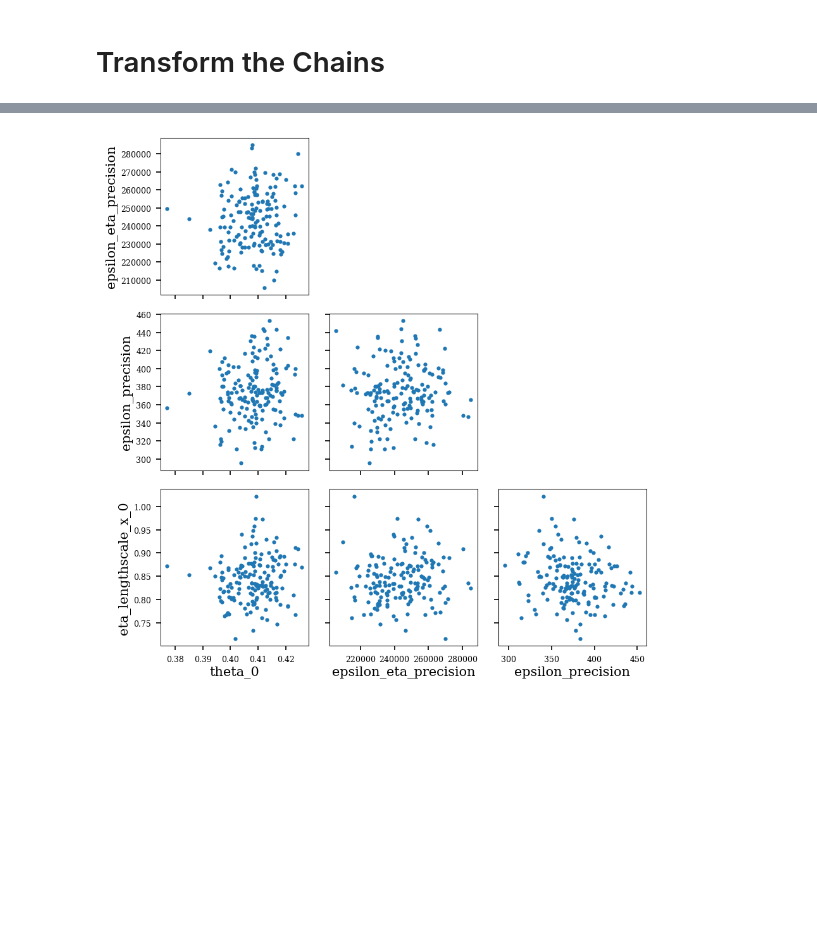
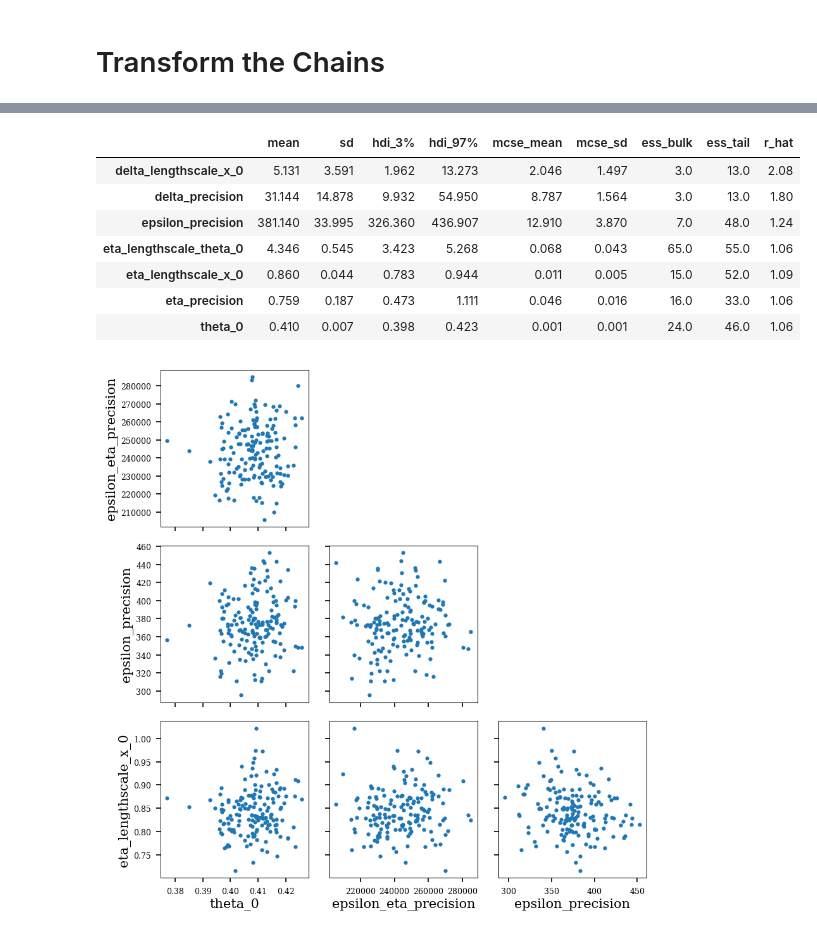
Before and after one commit to jamesbriant/BayesianCalibrationExamples, a Jupyter notebook: scaling/HMC-sin-a.ipynb, the cells around one changed output, grey strips where cells are left out. Saved outputs shown, nothing was run; the diff lists cells and outputs as text; code cells hidden in the pictures; blank space fills up the shorter version.

```diff
--- a/scaling/HMC-sin-a.ipynb
+++ b/scaling/HMC-sin-a.ipynb
@@ -374,3 +354,15 @@ arviz.summary(traces_transformed)
+# %%
+arviz.convert_to_inference_data(traces_transformed).to_netcdf(f"chains/{file_name}-W{n_warm_up_iter}-N{n_main_iter}.nc")
+arviz.summary(traces_transformed)
+# %% [output]
+|  | mean | sd | hdi_3% | hdi_97% | mcse_mean | mcse_sd | ess_bulk | ess_tail | r_hat |
+| delta_lengthscale_x_0 | 5.131 | 3.591 | 1.962 | 13.273 | 2.046 | 1.497 | 3.0 | 13.0 | 2.08 |
+| delta_precision | 31.144 | 14.878 | 9.932 | 54.950 | 8.787 | 1.564 | 3.0 | 13.0 | 1.80 |
+| epsilon_precision | 381.140 | 33.995 | 326.360 | 436.907 | 12.910 | 3.870 | 7.0 | 48.0 | 1.24 |
+| eta_lengthscale_theta_0 | 4.346 | 0.545 | 3.423 | 5.268 | 0.068 | 0.043 | 65.0 | 55.0 | 1.06 |
+| eta_lengthscale_x_0 | 0.860 | 0.044 | 0.783 | 0.944 | 0.011 | 0.005 | 15.0 | 52.0 | 1.09 |
+| eta_precision | 0.759 | 0.187 | 0.473 | 1.111 | 0.046 | 0.016 | 16.0 | 33.0 | 1.06 |
+| theta_0 | 0.410 | 0.007 | 0.398 | 0.423 | 0.001 | 0.001 | 24.0 | 46.0 | 1.06 |
 # %%
 with plt.style.context(plot_style):
     axes = arviz.plot_pair(
```
Also changed, not shown: parts of 6 cells of this notebook, 15 other files.
